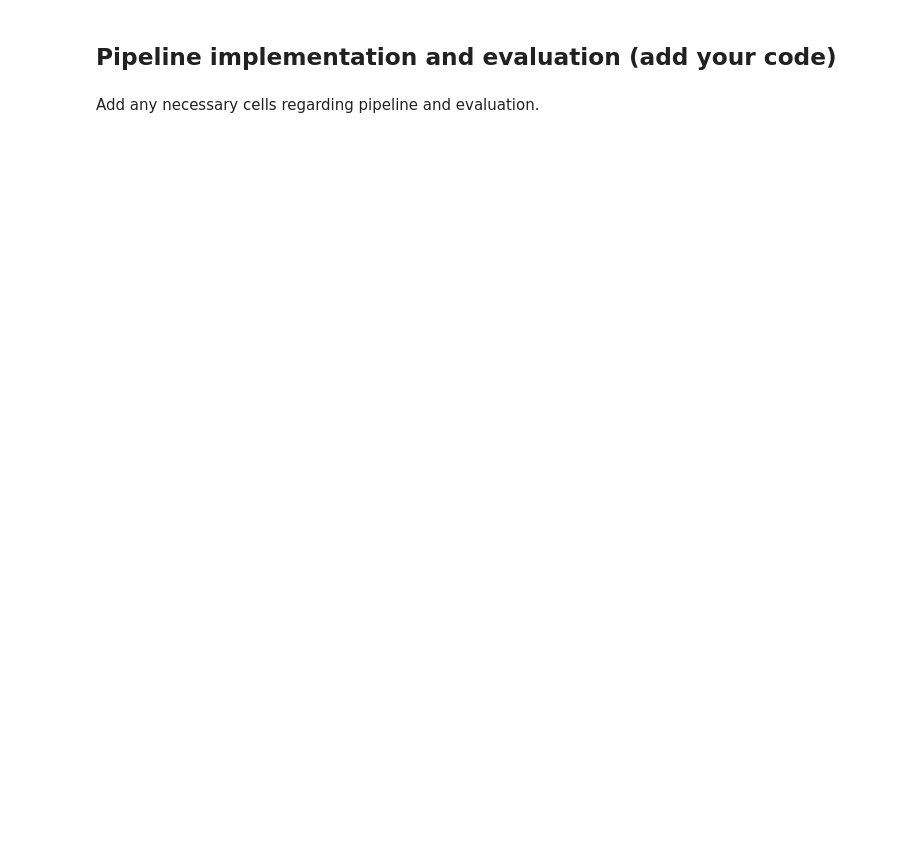
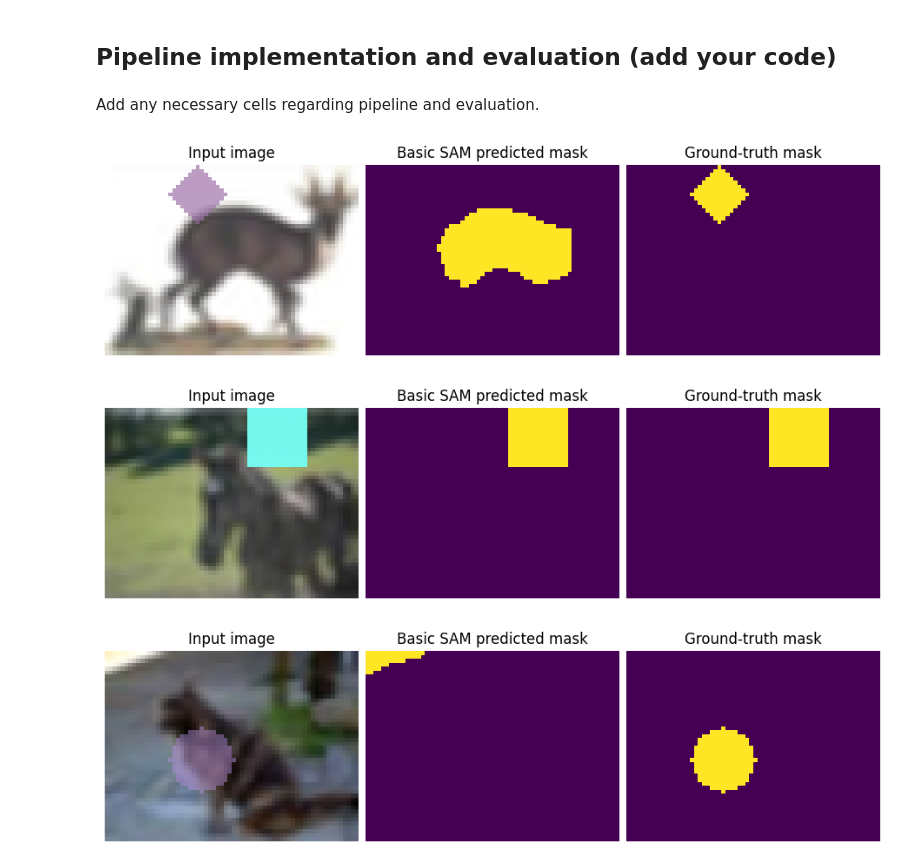
Before and after one commit to SURENAANERUS/Projects, a Jupyter notebook: docs/hw_2_gradcam_and_sam_student.ipynb, the cells around one changed output. Saved outputs shown, nothing was run; the diff lists cells and outputs as text; code cells hidden in the pictures; blank space fills up the shorter version.

```diff
--- a/docs/hw_2_gradcam_and_sam_student.ipynb
+++ b/docs/hw_2_gradcam_and_sam_student.ipynb
@@ -623,3 +635,80 @@ example_sam()
 sam_eval_loader = DataLoader(test_dataset, batch_size=5, num_workers=0, pin_memory=use_accel)
 # %% [markdown]
 Add any necessary cells regarding pipeline and evaluation.
+# %%
+# I would most likely start with subclassing the sam pipeline, with generating background points, and foreground points. This would calculate the average color
+# value of the image, and then, compare each pnixels color with this, and the difference(empirically chosen), would tell us whether the image belongs to the
+# class or not
+class newSamPipeline(BasicSamPipeline):
+  def __call__(self, images: Tensor) -> Tensor:
+        """
+        Input: normalized images, shape (B, C=3, H, W).
+        Output: masks tensor of shape (B, H, W), dtype=bool.
+        """
+        B, C, H, W = images.shape
+        # The basic pipeline always uses a single center point for each image.
+        point_coords = np.array([[(W // 2, H // 2)] for _ in range(B)]) # change this! We want to find the point that most most differes color value.
+
+        # The basic pipeline always uses a single foreground point, no background points.
+        point_labels = np.array([[1] for _ in range(B)], dtype=np.int64) # and this! # this will be a B x 1 array, of 1'. so this pipeline uses the fact that
+        # the center point belongs to the foreground.
+        point_coords = findForePoint(images)
+
+        return self.segment(images, point_coords, point_labels)
+
+def findForePoint(images: Tensor):
+  B, C, H, W = images.shape
+  averageColors = torch.mean(images,dim=[2,3]).unsqueeze(dim=2).unsqueeze(dim=2) # this should be B x 3 x 1
+
+  #print("shapes of image and coliors: ", images.shape, averageColors.shape)
+  fPoints = torch.zeros((B,1,2),device=images.device)
+
+  diffs = torch.sum(torch.abs(images - averageColors),dim=1) # this should still be B x 1
+
+
+  #print(diffs.shape)
+
+  for b in range(B):
+    singleDiffs = diffs[b]
+    batchMax = torch.max(singleDiffs)
+    mask = singleDiffs == (singleDiffs.max())
+
+    appliedMask = singleDiffs[mask]
+    mostCommonDiff, ix = torch.mode(appliedMask,keepdim=True)
+
+    colorMask = singleDiffs == mostCommonDiff
+
+    indices = colorMask.nonzero()
+    #print("indices of the diff: ",indices)
+    # lets just put a point there:
+    fPoints[b,0,0] = indices[0,1]
+    fPoints[b,0,1] = indices[0,0]
+  pointCords = fPoints.numpy()
+  return pointCords # this should be a B x 1 numpy array :)
+
+
+
+def new_example_sam():
+    indices = [3, 10, 42]
+    images, labels, gt_masks = next(iter(test_loader))
+    images, labels, gt_masks = images[indices], labels[indices], gt_masks[indices]
+
+    newPipeline = newSamPipeline()
+
+    results = newPipeline(images).cpu()
+
+    for image, result, gt_mask in zip(images, results, gt_masks, strict=True):
+        show_image_row(
+            {
+                "Input image": inverse_transform(image),
+                "Basic SAM predicted mask": result,
+                "Ground-truth mask": gt_mask,
+            }
+        )
+
+
+new_example_sam()
+# %% [output]
+[figure, added]
+[figure, added]
+[figure, added]
```
Also changed, not shown: parts of 6 cells of this notebook.
